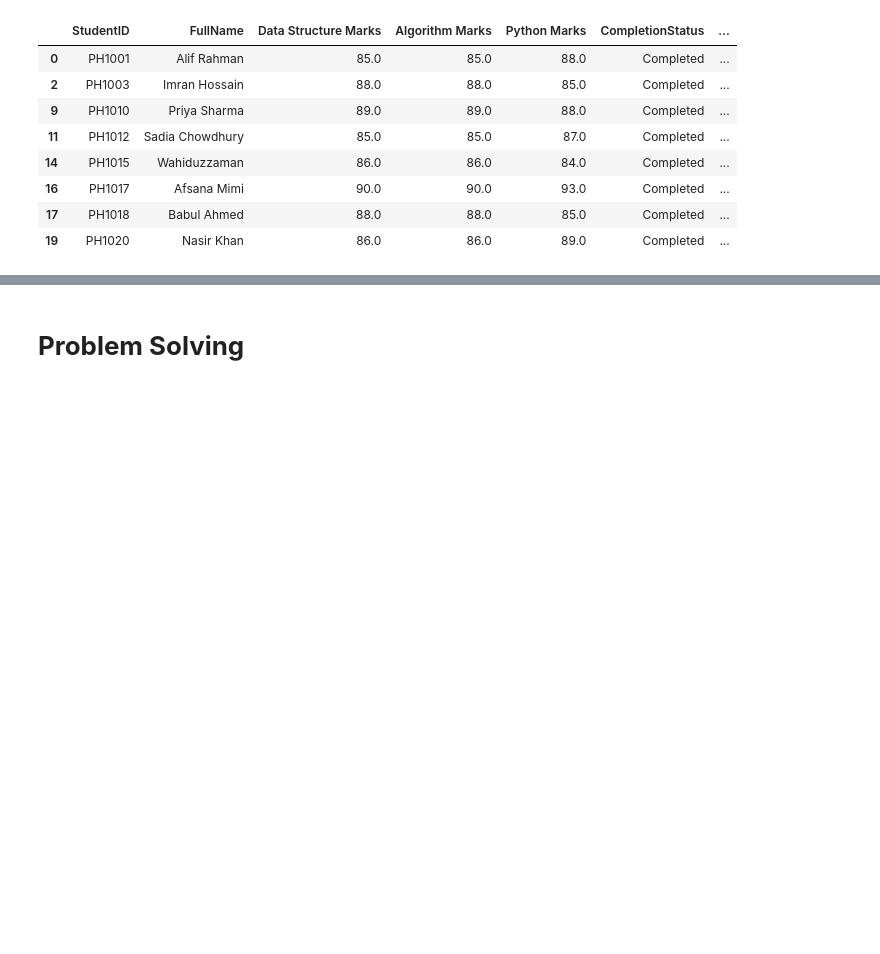
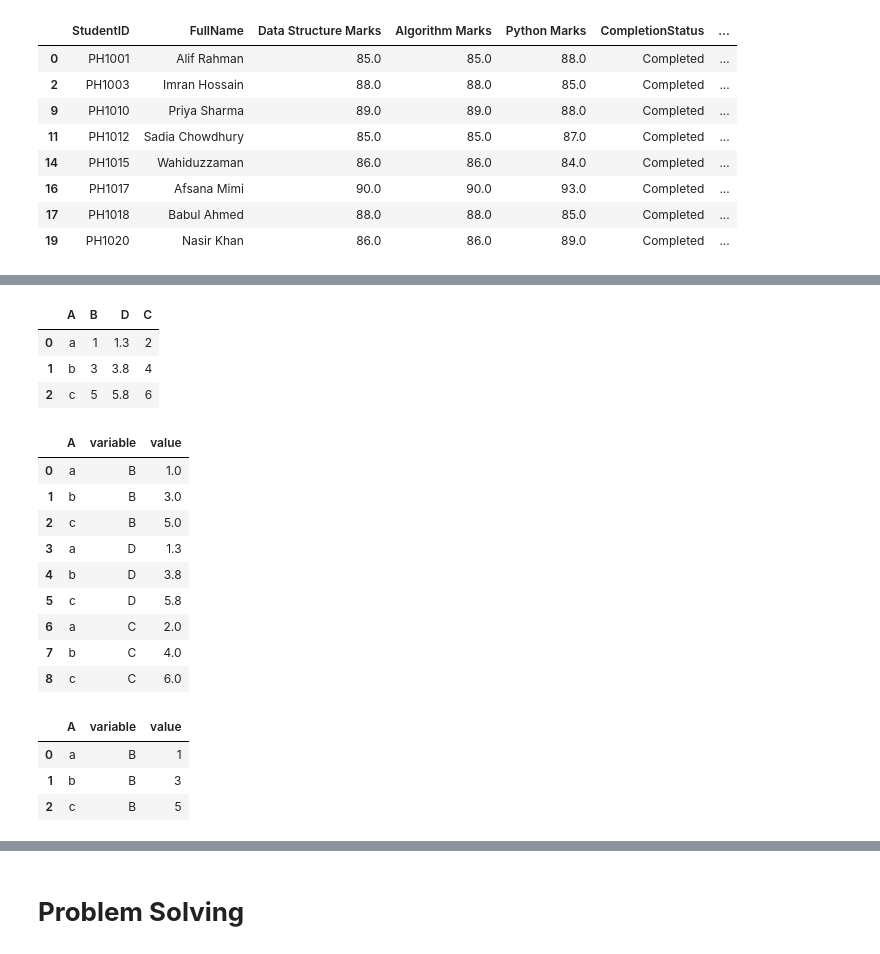
Before and after one commit to coderzaman/Data-Analysis-With-Pandas, a Jupyter notebook: Data_Analysis_With_Pandas.ipynb, the cells around one changed output, grey strips where cells are left out. Saved outputs shown, nothing was run; the diff lists cells and outputs as text; code cells hidden in the pictures; blank space fills up the shorter version.

```diff
--- a/Data_Analysis_With_Pandas.ipynb
+++ b/Data_Analysis_With_Pandas.ipynb
@@ -2427,0 +2688,35 @@ df[(df['CompletionStatus']=="Completed") & (df['Data Structure Marks']>=85)]
+# %%
+df = pd.DataFrame({'A': {0: 'a', 1: 'b', 2: 'c'},
+                   'B': {0: 1, 1: 3, 2: 5},
+                   'D': {0: 1.3, 1: 3.8, 2: 5.8},
+                   'C': {0: 2, 1: 4, 2: 6}})
+df
+# %% [output]
+|  | A | B | D | C |
+| 0 | a | 1 | 1.3 | 2 |
+| 1 | b | 3 | 3.8 | 4 |
+| 2 | c | 5 | 5.8 | 6 |
+# %%
+# id_vars
+# scalar, tuple, list, or ndarray, optional
+# id_vars take those or this colum we do not changes
+df.melt(id_vars=['A'])
+# %% [output]
+|  | A | variable | value |
+| 0 | a | B | 1.0 |
+| 1 | b | B | 3.0 |
+| 2 | c | B | 5.0 |
+| 3 | a | D | 1.3 |
+| 4 | b | D | 3.8 |
+| 5 | c | D | 5.8 |
+| 6 | a | C | 2.0 |
+| 7 | b | C | 4.0 |
+| 8 | c | C | 6.0 |
+# %%
+# value var take the item whose we to column to row
+df.melt(id_vars=['A'], value_vars=['B'])
+# %% [output]
+|  | A | variable | value |
+| 0 | a | B | 1 |
+| 1 | b | B | 3 |
+| 2 | c | B | 5 |
```
Also changed, not shown: parts of 43 cells of this notebook.
